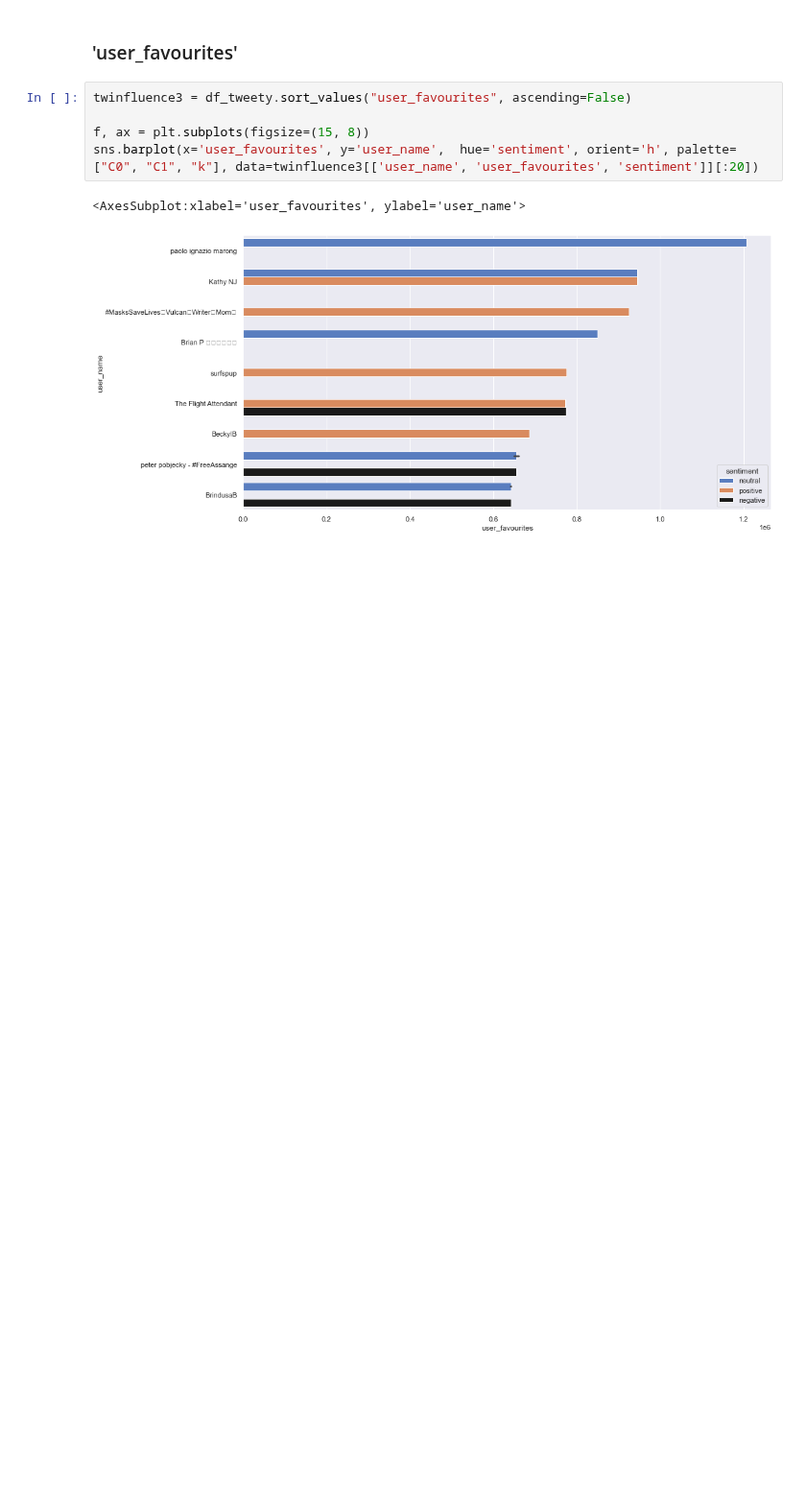
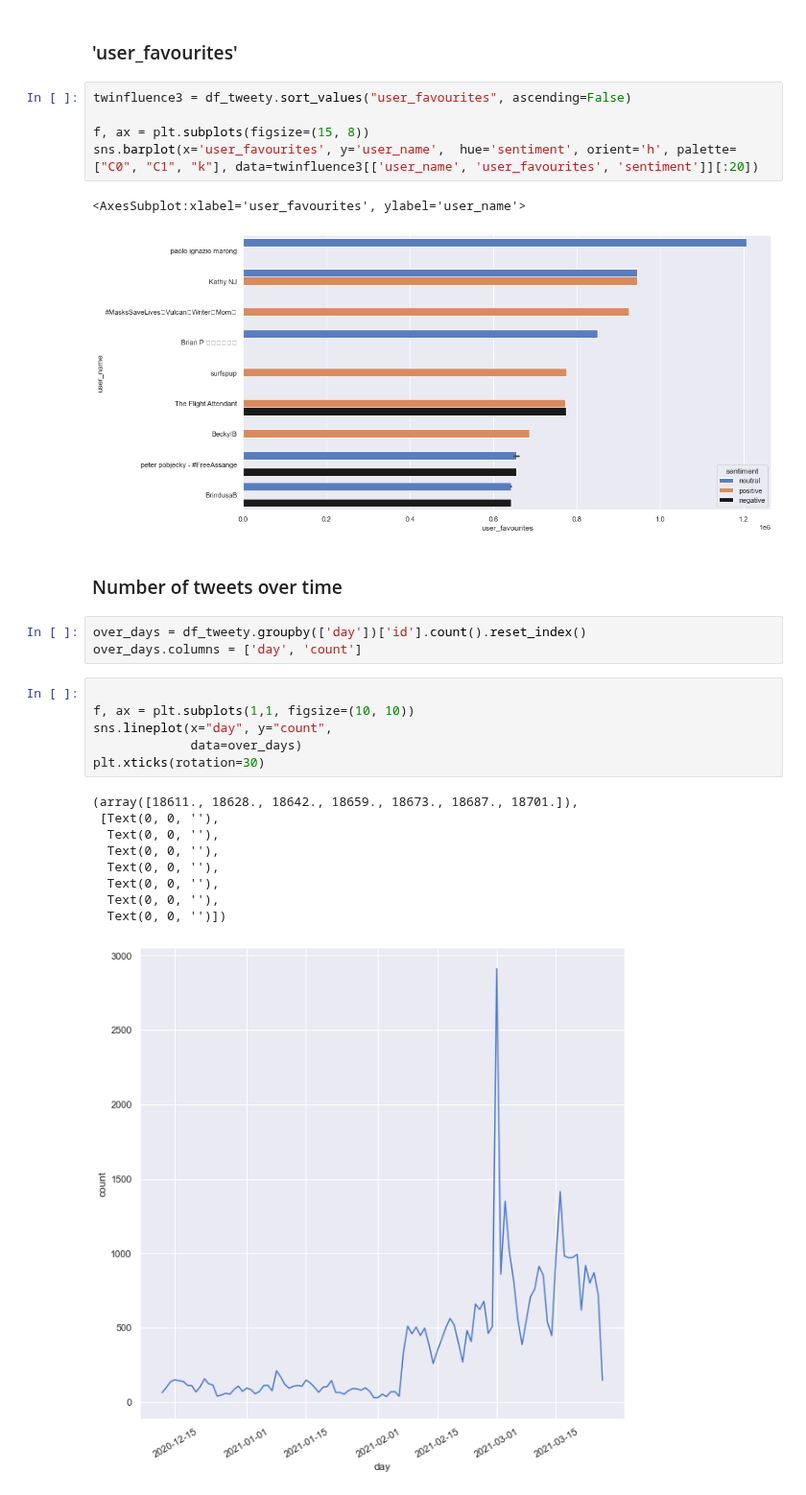
Before and after one commit to BiBa-01/Capstone_Covid, a Jupyter notebook: TweetsEDA_Blob.ipynb, the cells around one changed output. Shown at 96% size. Drawn from its saved outputs; the diff is of its cells as text; blank space fills up the shorter version.

```diff
--- a/TweetsEDA_Blob.ipynb
+++ b/TweetsEDA_Blob.ipynb
@@ -903,3 +903,24 @@ sns.barplot(x='user_favourites', y='user_name',  hue='sentiment', orient='h', pa
 # %% [output]
 <AxesSubplot:xlabel='user_favourites', ylabel='user_name'>
 [figure]
+# %% [markdown]
+### Number of tweets over time
+# %%
+over_days = df_tweety.groupby(['day'])['id'].count().reset_index()
+over_days.columns = ['day', 'count']
+# %%
+
+f, ax = plt.subplots(1,1, figsize=(10, 10))
+sns.lineplot(x="day", y="count",
+             data=over_days)
+plt.xticks(rotation=30)
+# %% [output]
+(array([18611., 18628., 18642., 18659., 18673., 18687., 18701.]),
+ [Text(0, 0, ''),
+  Text(0, 0, ''),
+  Text(0, 0, ''),
+  Text(0, 0, ''),
+  Text(0, 0, ''),
+  Text(0, 0, ''),
+  Text(0, 0, '')])
+[figure, added]
```
Also changed, not shown: parts of 8 cells of this notebook, 1 other file.
